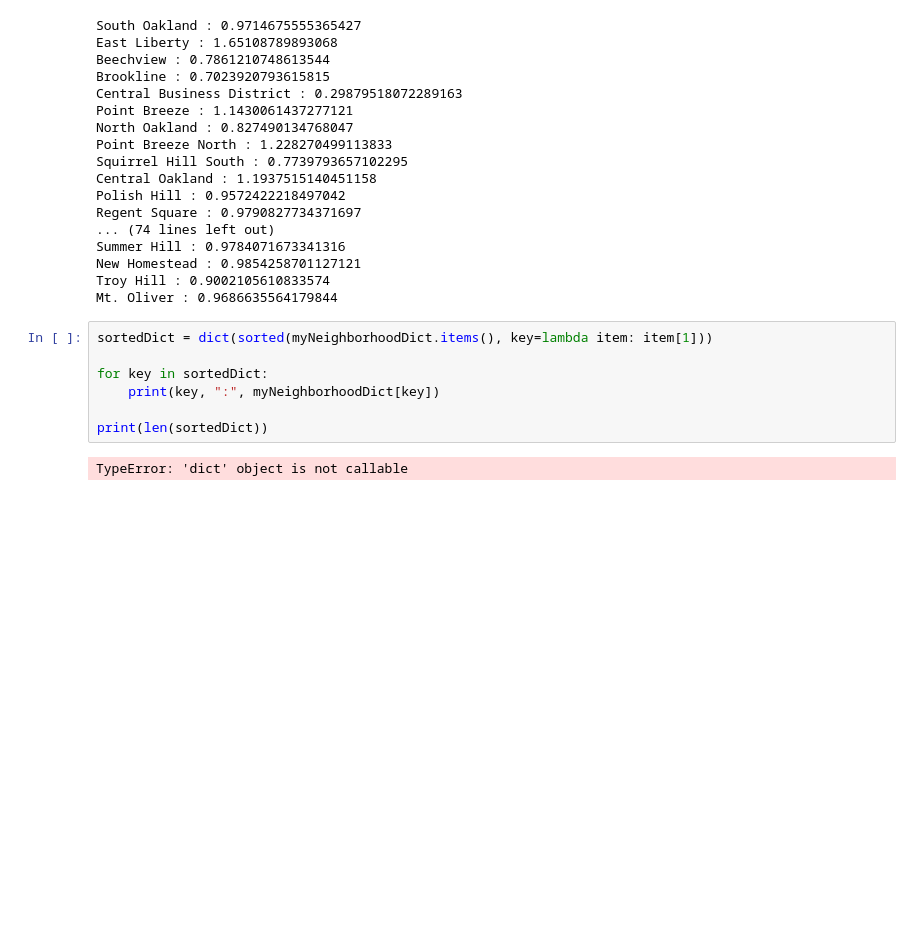
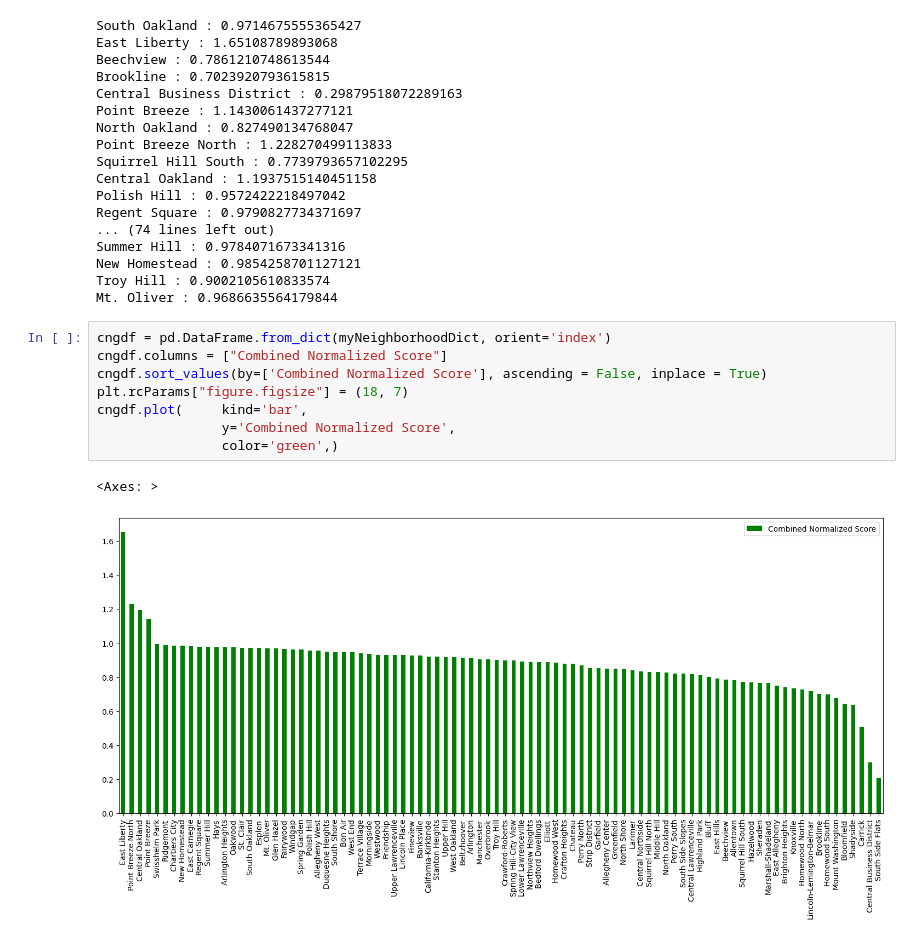
Before and after one commit to XianyuZhao04/CMPINF-0010-FinalProject, a Jupyter notebook: xianyuPersonalNotebook.ipynb, the cells around one changed output. Cells and saved outputs as stored; diff of their text form; blank space fills up the shorter version.

```diff
--- a/xianyuPersonalNotebook.ipynb
+++ b/xianyuPersonalNotebook.ipynb
@@ -268,12 +297,14 @@ Summer Hill : 0.9784071673341316
 New Homestead : 0.9854258701127121
 Troy Hill : 0.9002105610833574
 Mt. Oliver : 0.9686635564179844
-# %%
-sortedDict = dict(sorted(myNeighborhoodDict.items(), key=lambda item: item[1]))
-
-for key in sortedDict:
-    print(key, ":", myNeighborhoodDict[key])
-
-print(len(sortedDict))
-# %% [output]
-TypeError: 'dict' object is not callable
+# %%
+cngdf = pd.DataFrame.from_dict(myNeighborhoodDict, orient='index')
+cngdf.columns = ["Combined Normalized Score"]
+cngdf.sort_values(by=['Combined Normalized Score'], ascending = False, inplace = True)
+plt.rcParams["figure.figsize"] = (18, 7)
+cngdf.plot(     kind='bar',
+                y='Combined Normalized Score',
+                color='green',)
+# %% [output]
+<Axes: >
+[figure, added]
```
Also changed, not shown: parts of 2 cells of this notebook.
